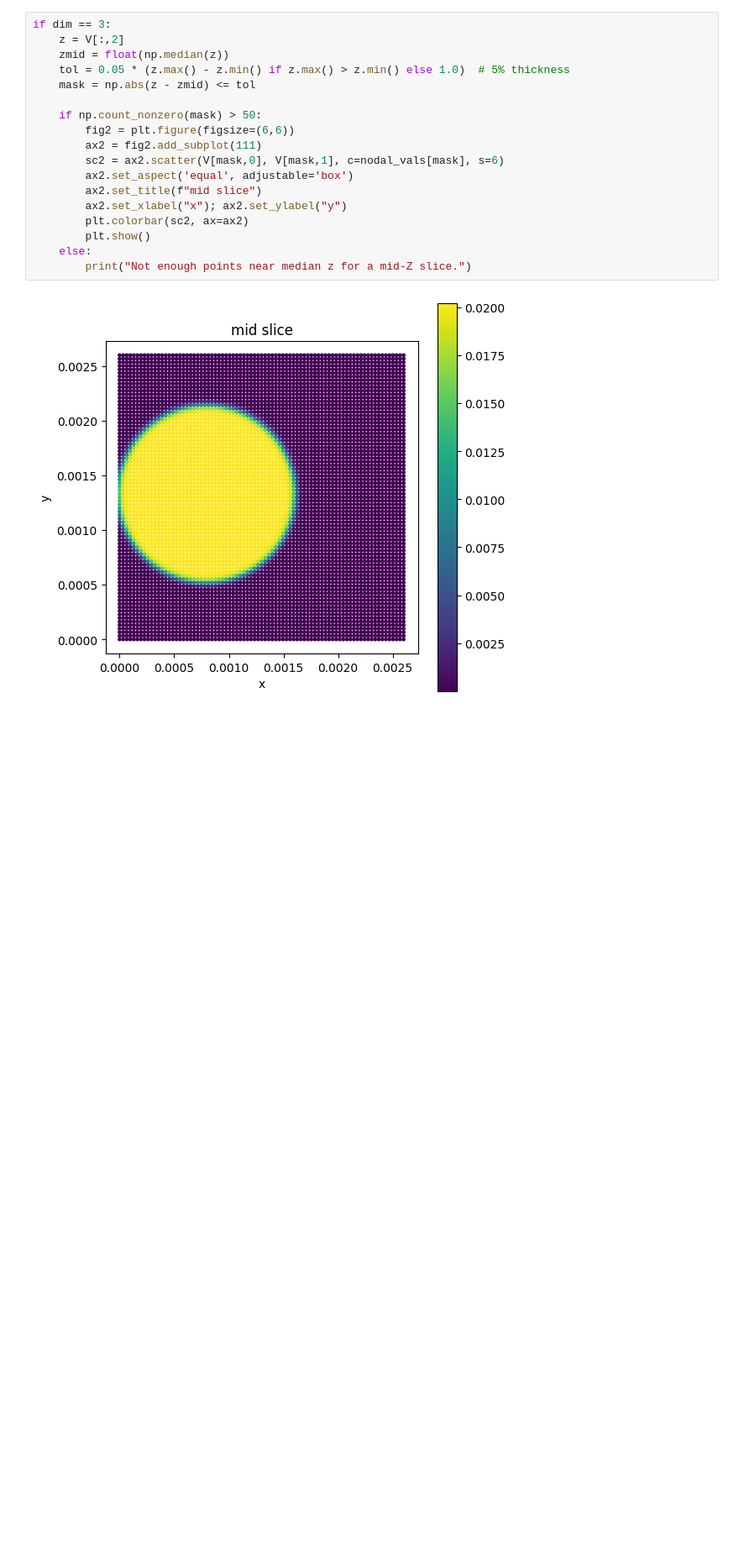
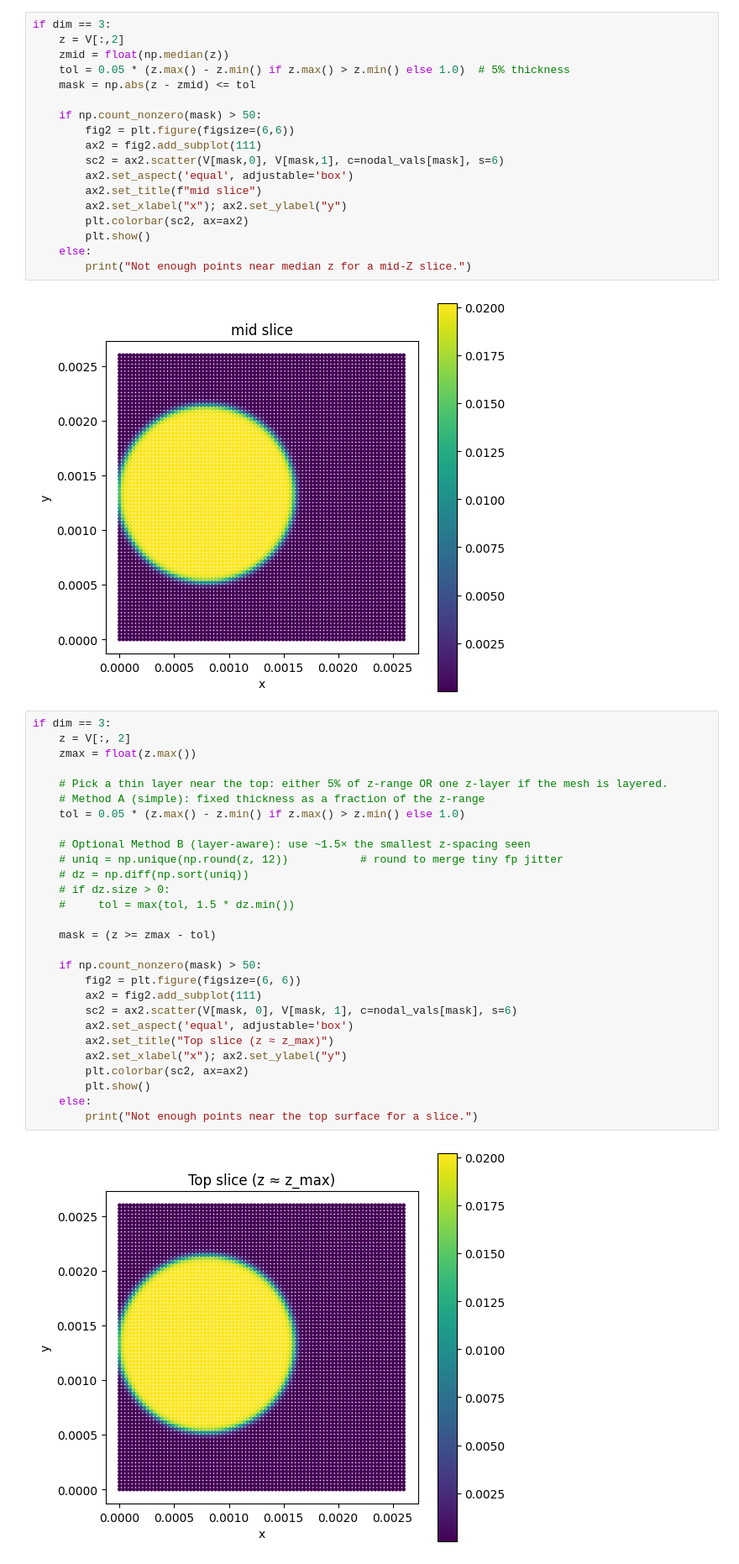
Before and after one commit to HCY-Group/BESFEM, a Jupyter notebook: BESFEM/mfem_plot.ipynb, the cells around one changed output. Shown at 84% size. Drawn from its saved outputs; the diff is of its cells as text; blank space fills up the shorter version.

```diff
--- a/BESFEM/mfem_plot.ipynb
+++ b/BESFEM/mfem_plot.ipynb
@@ -141,3 +141,33 @@ if dim == 3:
         print("Not enough points near median z for a mid-Z slice.")
 # %% [output]
 [figure]
+# %%
+if dim == 3:
+    z = V[:, 2]
+    zmax = float(z.max())
+
+    # Pick a thin layer near the top: either 5% of z-range OR one z-layer if the mesh is layered.
+    # Method A (simple): fixed thickness as a fraction of the z-range
+    tol = 0.05 * (z.max() - z.min() if z.max() > z.min() else 1.0)
+
+    # Optional Method B (layer-aware): use ~1.5× the smallest z-spacing seen
+    # uniq = np.unique(np.round(z, 12))           # round to merge tiny fp jitter
+    # dz = np.diff(np.sort(uniq))
+    # if dz.size > 0:
+    #     tol = max(tol, 1.5 * dz.min())
+
+    mask = (z >= zmax - tol)
+
+    if np.count_nonzero(mask) > 50:
+        fig2 = plt.figure(figsize=(6, 6))
+        ax2 = fig2.add_subplot(111)
+        sc2 = ax2.scatter(V[mask, 0], V[mask, 1], c=nodal_vals[mask], s=6)
+        ax2.set_aspect('equal', adjustable='box')
+        ax2.set_title("Top slice (z ≈ z_max)")
+        ax2.set_xlabel("x"); ax2.set_ylabel("y")
+        plt.colorbar(sc2, ax=ax2)
+        plt.show()
+    else:
+        print("Not enough points near the top surface for a slice.")
+# %% [output]
+[figure, added]
```
Also changed, not shown: 26 other files.
